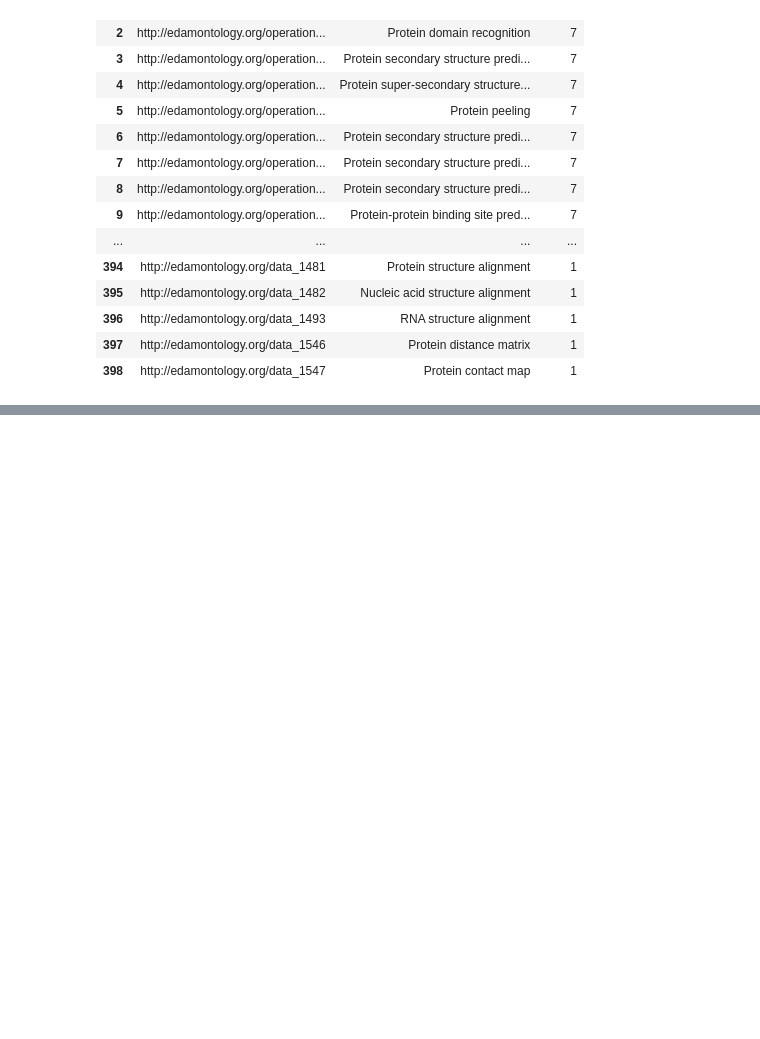
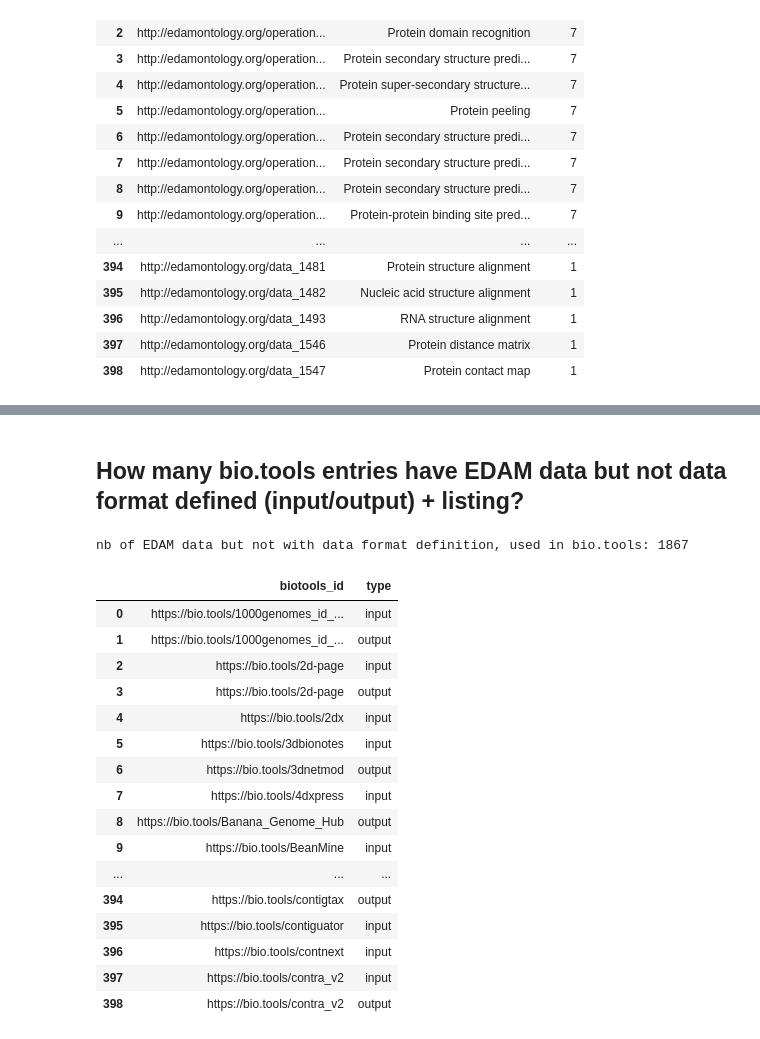
Before and after one commit to bio-tools/biohackathon2022, a Jupyter notebook: notebooks/relations_in_edam.ipynb, the cells around one changed output, grey strips where cells are left out. Drawn from its saved outputs; the diff is of its cells as text; code cells hidden in the pictures; blank space fills up the shorter version.

Commit message:
Add Adrian's queries - Biotools Operation and Topic relation  has_topic consistecty - Biotools with data defined but not data format

```diff
--- a/notebooks/relations_in_edam.ipynb
+++ b/notebooks/relations_in_edam.ipynb
@@ -136,0 +170,62 @@ nb of edam format with is_format_of relation: 618
+# %% [markdown]
+## How many bio.tools entries have EDAM data but not data format defined (input/output) + listing?
+# %%
+q = """
+PREFIX edam:<http://edamontology.org/>
+PREFIX bsc: <http://bioschemas.org/>
+PREFIX sc: <http://schema.org/>
+SELECT
+    ?biotools_id ?type
+WHERE
+{
+    {
+        {
+           	?biotools_id a sc:SoftwareApplication;
+			bsc:input [sc:additionalType ?data].
+            VALUES ?type {'input'}.
+        } MINUS
+    	{
+            ?biotools_id a sc:SoftwareApplication;
+      		bsc:input [sc:additionalType ?data; sc:encodingFormat ?data2];
+		}
+    } UNION {
+        {
+            ?biotools_id a sc:SoftwareApplication;
+			bsc:output [sc:additionalType ?data].
+            VALUES ?type {'output'}.
+        } MINUS
+        {
+                ?biotools_id a sc:SoftwareApplication;
+                bsc:output [sc:additionalType ?data; sc:encodingFormat ?data2];
+        }
+    }
+
+}
+GROUP BY ?biotools_id ?type
+ORDER BY ?biotools_id
+"""
+# %%
+print(f"nb of EDAM data but not with data format definition, used in bio.tools: {len(remoteQuery(query=q, endpoint=ep_biotools))}")
+results=remoteQuery(query=q, endpoint=ep_biotools)
+display(HTML("<div style='height: 200px; overflow: auto; width: fit-content'>" +
+             results.to_html() +
+             "</div>"))
+# %% [output]
+nb of EDAM data but not with data format definition, used in bio.tools: 1867
+|  | biotools_id | type |
+| 0 | https://bio.tools/1000genomes_id_... | input |
+| 1 | https://bio.tools/1000genomes_id_... | output |
+| 2 | https://bio.tools/2d-page | input |
+| 3 | https://bio.tools/2d-page | output |
+| 4 | https://bio.tools/2dx | input |
+| 5 | https://bio.tools/3dbionotes | input |
+| 6 | https://bio.tools/3dnetmod | output |
+| 7 | https://bio.tools/4dxpress | input |
+| 8 | https://bio.tools/Banana_Genome_Hub | output |
+| 9 | https://bio.tools/BeanMine | input |
+| ... | ... | ... |
+| 394 | https://bio.tools/contigtax | output |
+| 395 | https://bio.tools/contiguator | input |
+| 396 | https://bio.tools/contnext | input |
+| 397 | https://bio.tools/contra_v2 | input |
+| 398 | https://bio.tools/contra_v2 | output |
```
Also changed, not shown: parts of 3 cells of this notebook.
